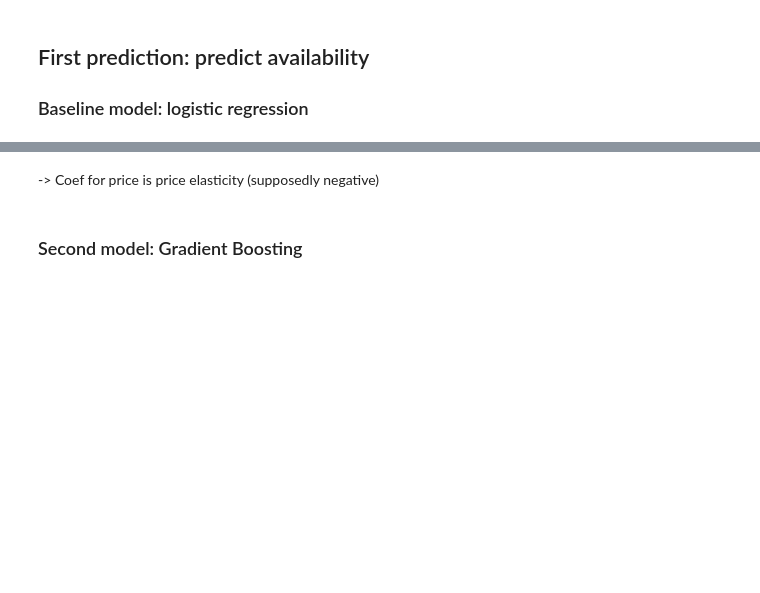
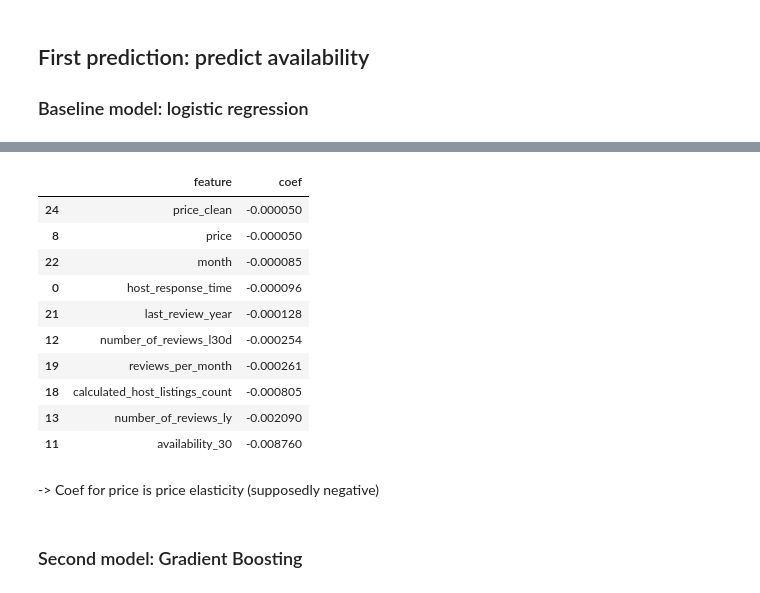
Before and after one commit to elisemyr/project_business_data_science, a Jupyter notebook: Business Data Science Project Airbnb new test.ipynb, the cells around one changed output, grey strips where cells are left out. Cells and saved outputs as stored; diff of their text form; code cells hidden in the pictures; blank space fills up the shorter version.

```diff
--- a/Business Data Science Project Airbnb new test.ipynb
+++ b/Business Data Science Project Airbnb new test.ipynb
@@ -1346,3 +1403,17 @@ coef.sort_values()
+# %%
+coef_df.tail(10)
+# %% [output]
+|  | feature | coef |
+| 24 | price_clean | -0.000050 |
+| 8 | price | -0.000050 |
+| 22 | month | -0.000085 |
+| 0 | host_response_time | -0.000096 |
+| 21 | last_review_year | -0.000128 |
+| 12 | number_of_reviews_l30d | -0.000254 |
+| 19 | reviews_per_month | -0.000261 |
+| 18 | calculated_host_listings_count | -0.000805 |
+| 13 | number_of_reviews_ly | -0.002090 |
+| 11 | availability_30 | -0.008760 |
 # %% [markdown]
 -> Coef for price is price elasticity (supposedly negative)
 # %% [markdown]
```
Also changed, not shown: parts of 21 cells of this notebook.
